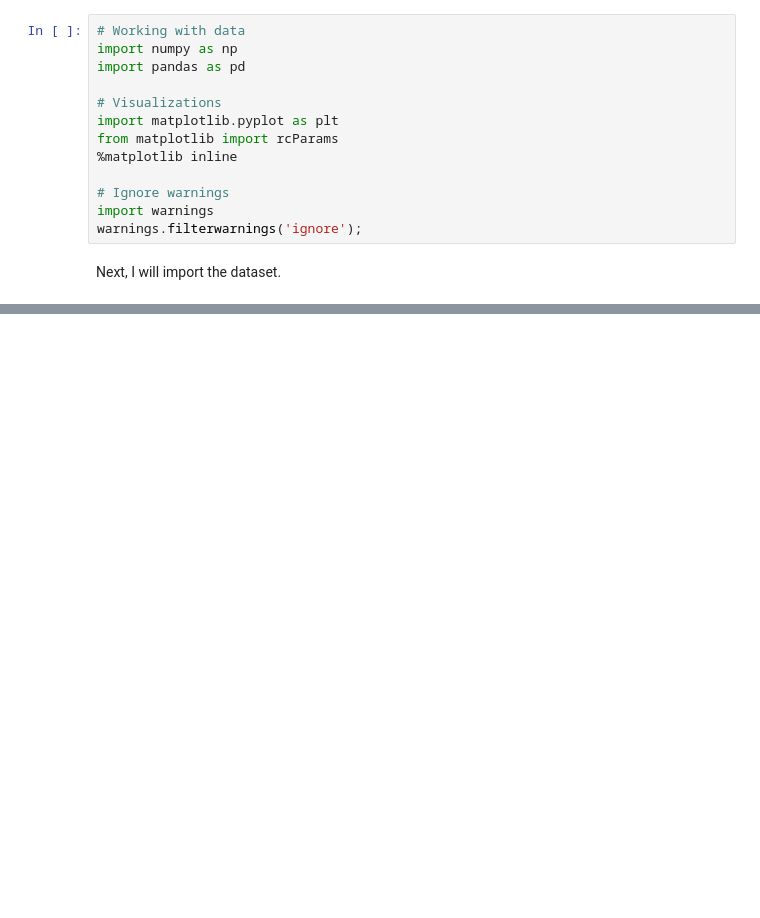
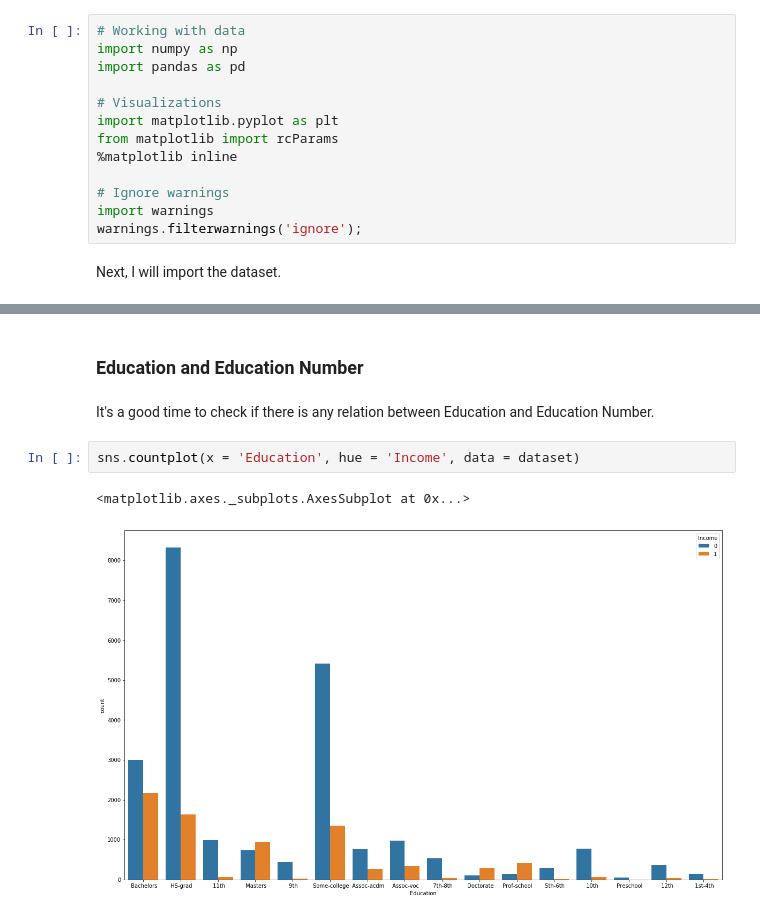
Before and after one commit to kb22/Income-Predictor, a Jupyter notebook: Income Predictor.ipynb, the cells around one changed output, grey strips where cells are left out. Saved outputs shown, nothing was run; the diff lists cells and outputs as text; blank space fills up the shorter version.

```diff
--- a/Income Predictor.ipynb
+++ b/Income Predictor.ipynb
@@ -27,0 +112,9 @@ dataset = pd.read_csv('income-dataset.csv', names = columns)
+# %% [markdown]
+### Education and Education Number
+# %% [markdown]
+It's a good time to check if there is any relation between Education and Education Number.
+# %%
+sns.countplot(x = 'Education', hue = 'Income', data = dataset)
+# %% [output]
+<matplotlib.axes._subplots.AxesSubplot at 0x...>
+[figure, added]
```
Also changed, not shown: parts of 41 cells of this notebook, 2 other files.
